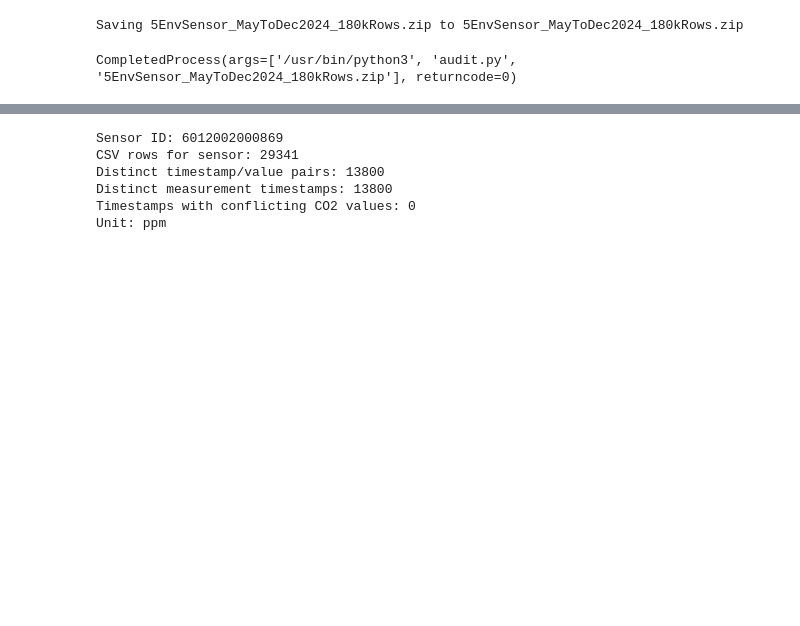
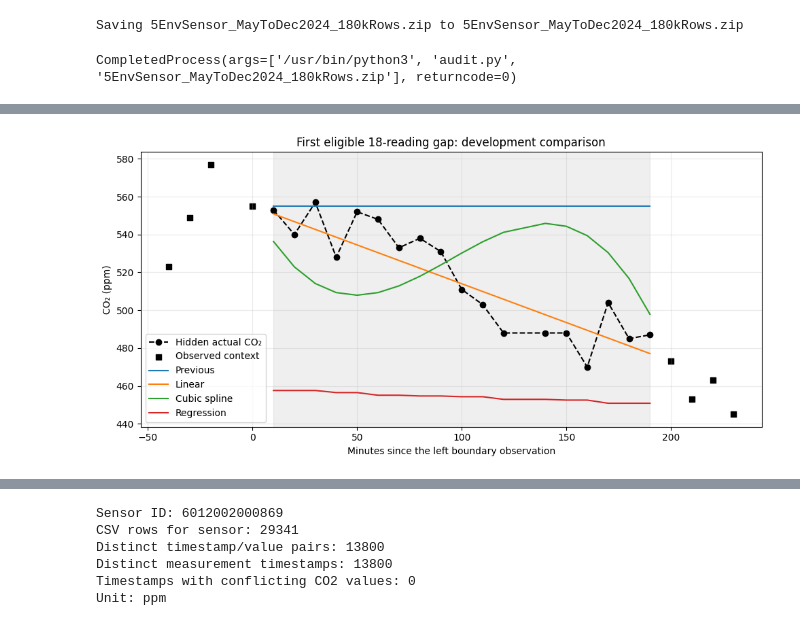
Before and after one commit to msim0039-bit/mma3001-sensor-project, a Jupyter notebook: sensor_gap_exploration.ipynb, the cells around one changed output, grey strips where cells are left out. Drawn from its saved outputs; the diff is of its cells as text; code cells hidden in the pictures; blank space fills up the shorter version.

Commit message:
Expand notebook with spline and regression comparison

```diff
--- a/sensor_gap_exploration.ipynb
+++ b/sensor_gap_exploration.ipynb
@@ -17,0 +464,90 @@ CompletedProcess(args=['/usr/bin/python3', 'audit.py', '5EnvSensor_MayToDec2024_
+# %%
+import matplotlib.pyplot as plt
+
+# Select the first eligible 18-reading gap, before examining its errors.
+example_gap_size = 18
+example_start = None
+
+for start in range(
+    comparison_start + context_points,
+    comparison_end - example_gap_size - context_points + 1,
+    example_gap_size + 8,
+):
+    stop = start + example_gap_size
+    window = comparison_times[
+        start - context_points:stop + context_points
+    ]
+    if np.all(np.diff(window) <= maximum_interval_seconds):
+        example_start = start
+        break
+
+if example_start is None:
+    raise ValueError("No eligible example gap.")
+
+start = example_start
+stop = start + example_gap_size
+context_indices = np.concatenate([
+    np.arange(start - context_points, start),
+    np.arange(stop, stop + context_points),
+])
+
+origin = comparison_times[start - 1]
+hidden_seconds = comparison_times[start:stop] - origin
+hidden_minutes = hidden_seconds / 60
+
+left_value = comparison_co2[start - 1]
+right_value = comparison_co2[stop]
+boundary_seconds = comparison_times[stop] - origin
+
+example_spline = CubicSpline(
+    comparison_times[context_indices] - origin,
+    comparison_co2[context_indices],
+    bc_type="natural",
+    extrapolate=False,
+)
+
+example_predictions = {
+    "Previous": np.full(example_gap_size, left_value),
+    "Linear": (
+        left_value
+        + (right_value - left_value)
+        * hidden_seconds / boundary_seconds
+    ),
+    "Cubic spline": example_spline(hidden_seconds),
+    "Regression": predict_co2_regression(
+        comparison_features[start:stop]
+    ),
+}
+
+fig, ax = plt.subplots(figsize=(10, 5))
+
+ax.plot(
+    hidden_minutes,
+    comparison_co2[start:stop],
+    "ko--",
+    label="Hidden actual CO₂",
+)
+ax.scatter(
+    (comparison_times[context_indices] - origin) / 60,
+    comparison_co2[context_indices],
+    color="black",
+    marker="s",
+    label="Observed context",
+)
+
+for name, predicted in example_predictions.items():
+    ax.plot(hidden_minutes, predicted, label=name)
+
+ax.axvspan(
+    hidden_minutes[0], hidden_minutes[-1],
+    color="grey", alpha=0.12,
+)
+ax.set_xlabel("Minutes since the left boundary observation")
+ax.set_ylabel("CO₂ (ppm)")
+ax.set_title("First eligible 18-reading gap: development comparison")
+ax.legend()
+ax.grid(alpha=0.25)
+fig.tight_layout()
+plt.show()
+# %% [output]
+[figure, added]
```
Also changed, not shown: parts of 10 cells of this notebook.
